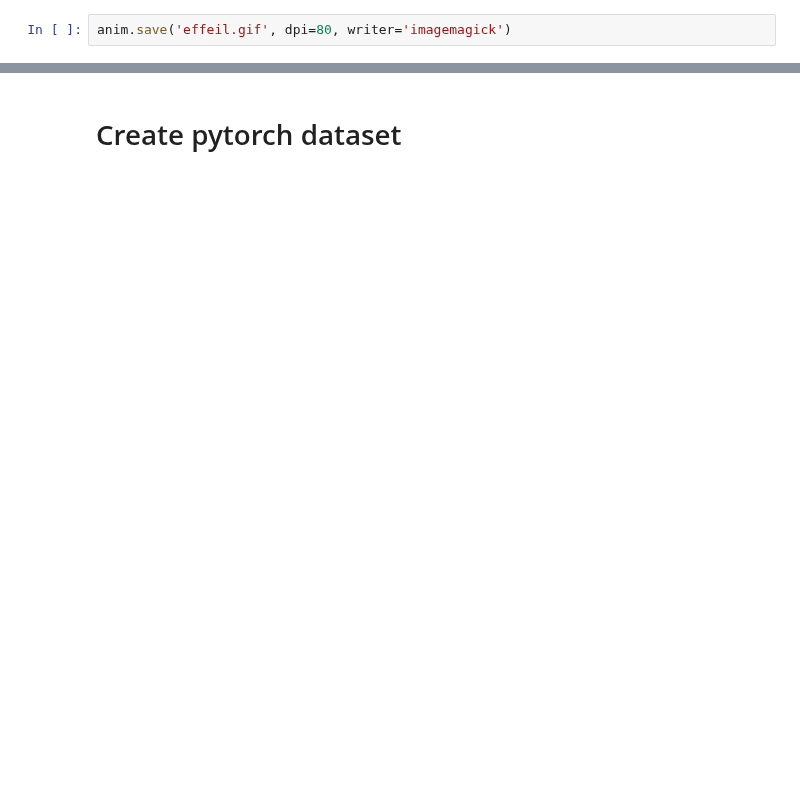
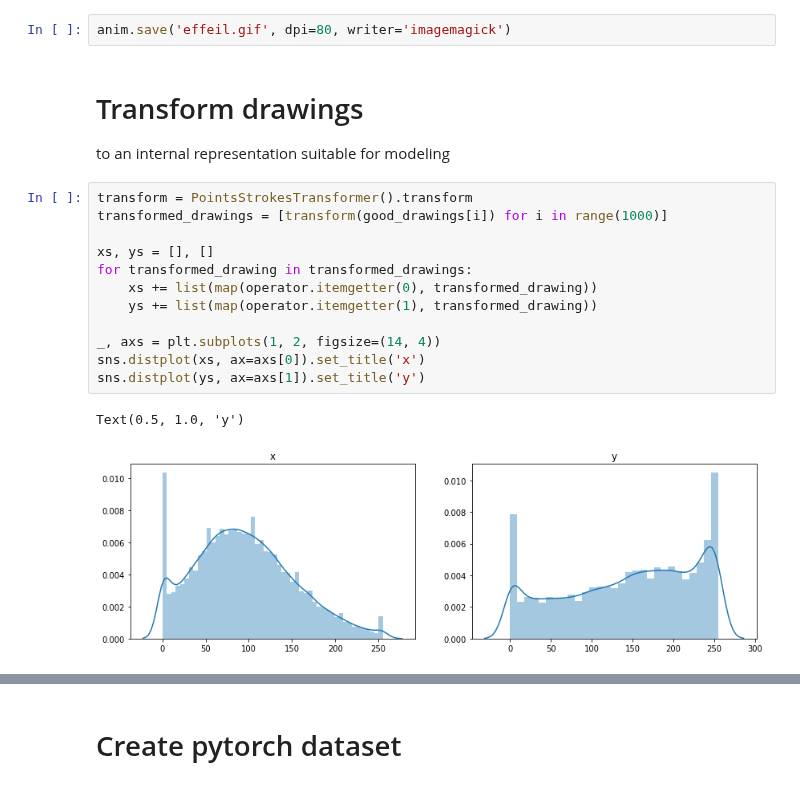
Before and after one commit to quentin-auge/draw, a Jupyter notebook: draw.ipynb, the cells around one changed output, grey strips where cells are left out. Cells and saved outputs as stored; diff of their text form; blank space fills up the shorter version.

```diff
--- a/draw.ipynb
+++ b/draw.ipynb
@@ -55,3 +61,22 @@ HTML(anim.to_html5_video())
 [interactive output not drawn]
 # %%
 anim.save('effeil.gif', dpi=80, writer='imagemagick')
+# %% [markdown]
+# Transform drawings
+
+to an internal representation suitable for modeling
+# %%
+transform = PointsStrokesTransformer().transform
+transformed_drawings = [transform(good_drawings[i]) for i in range(1000)]
+
+xs, ys = [], []
+for transformed_drawing in transformed_drawings:
+    xs += list(map(operator.itemgetter(0), transformed_drawing))
+    ys += list(map(operator.itemgetter(1), transformed_drawing))
+
+_, axs = plt.subplots(1, 2, figsize=(14, 4))
+sns.distplot(xs, ax=axs[0]).set_title('x')
+sns.distplot(ys, ax=axs[1]).set_title('y')
+# %% [output]
+Text(0.5, 1.0, 'y')
+[figure, added]
```
Also changed, not shown: parts of 14 cells of this notebook, 3 other files.
